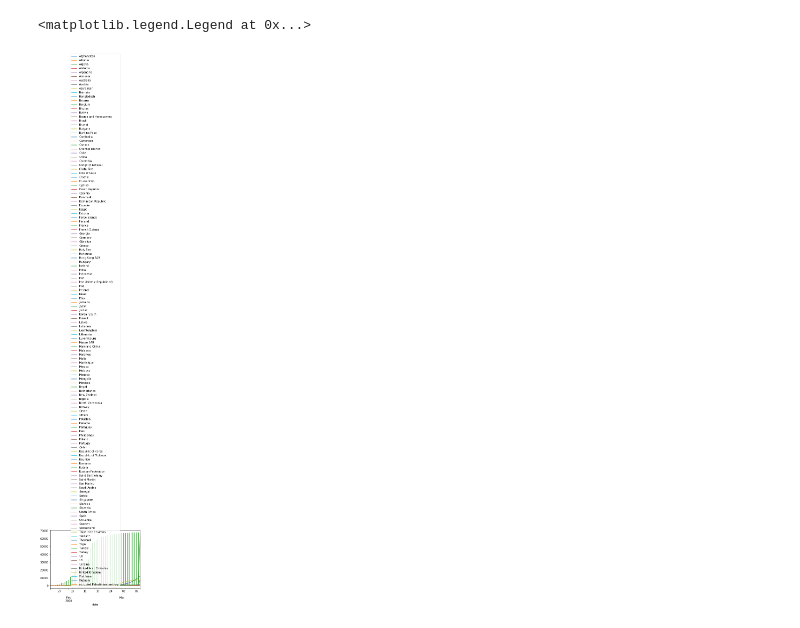
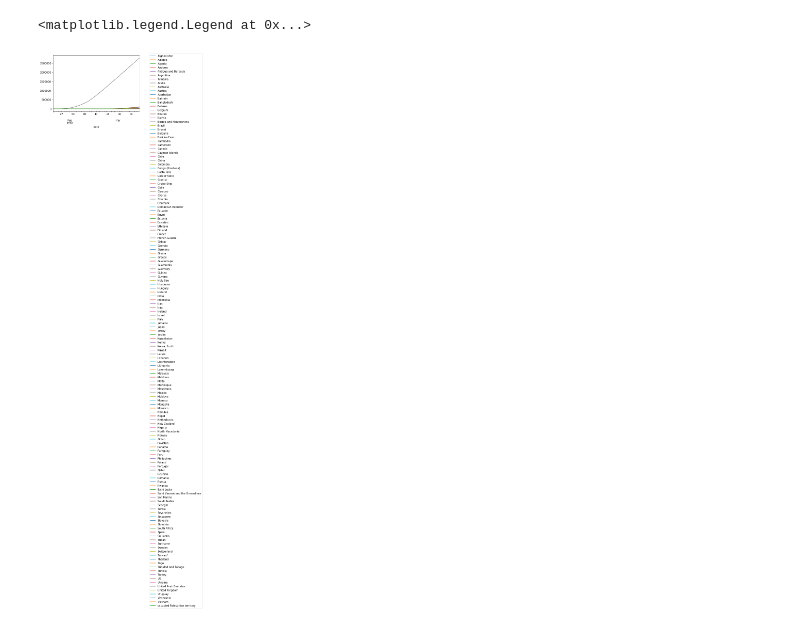
Before and after one commit to jirvingphd/playing-with-coronavirus-data, a Jupyter notebook: coronavirus.ipynb, the cells around one changed output. Cells and saved outputs as stored; diff of their text form; code cells hidden in the pictures.

```diff
--- a/coronavirus.ipynb
+++ b/coronavirus.ipynb
@@ -165,8 +234,12 @@ False
 # %%
+fig, ax = plt.subplots()
 for country in TS:
-    TS[country]['Cases'].plot(label=country)
+    TS[country]['Cases'].cumsum().plot(label=country,ax=ax)
 
-plt.legend()
+ax.legend(bbox_to_anchor=(1.1, 1.05))
+
+
+# plt.legend()
 # %% [output]
 <matplotlib.legend.Legend at 0x...>
-[figure, old version]
+[figure, new version]
```
Also changed, not shown: parts of 25 cells of this notebook, 7 other files.
